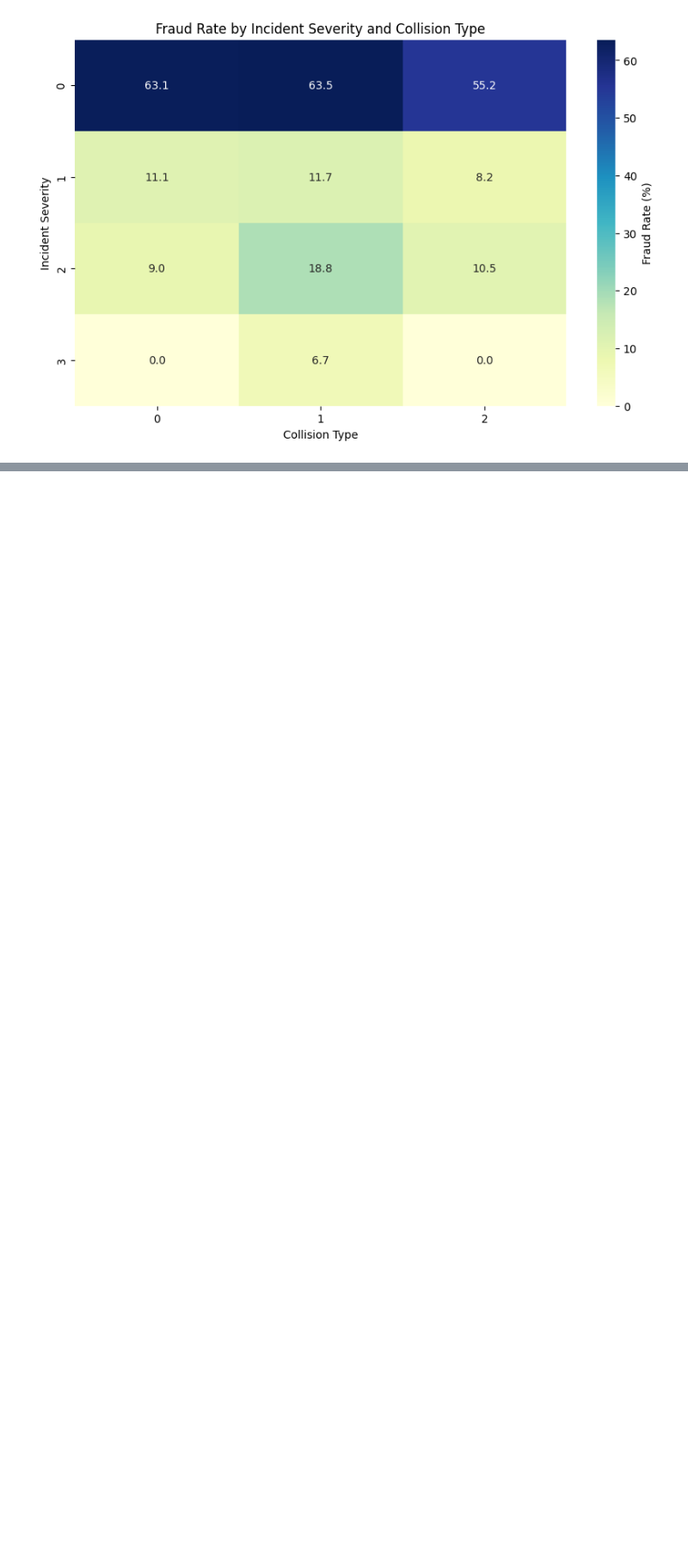
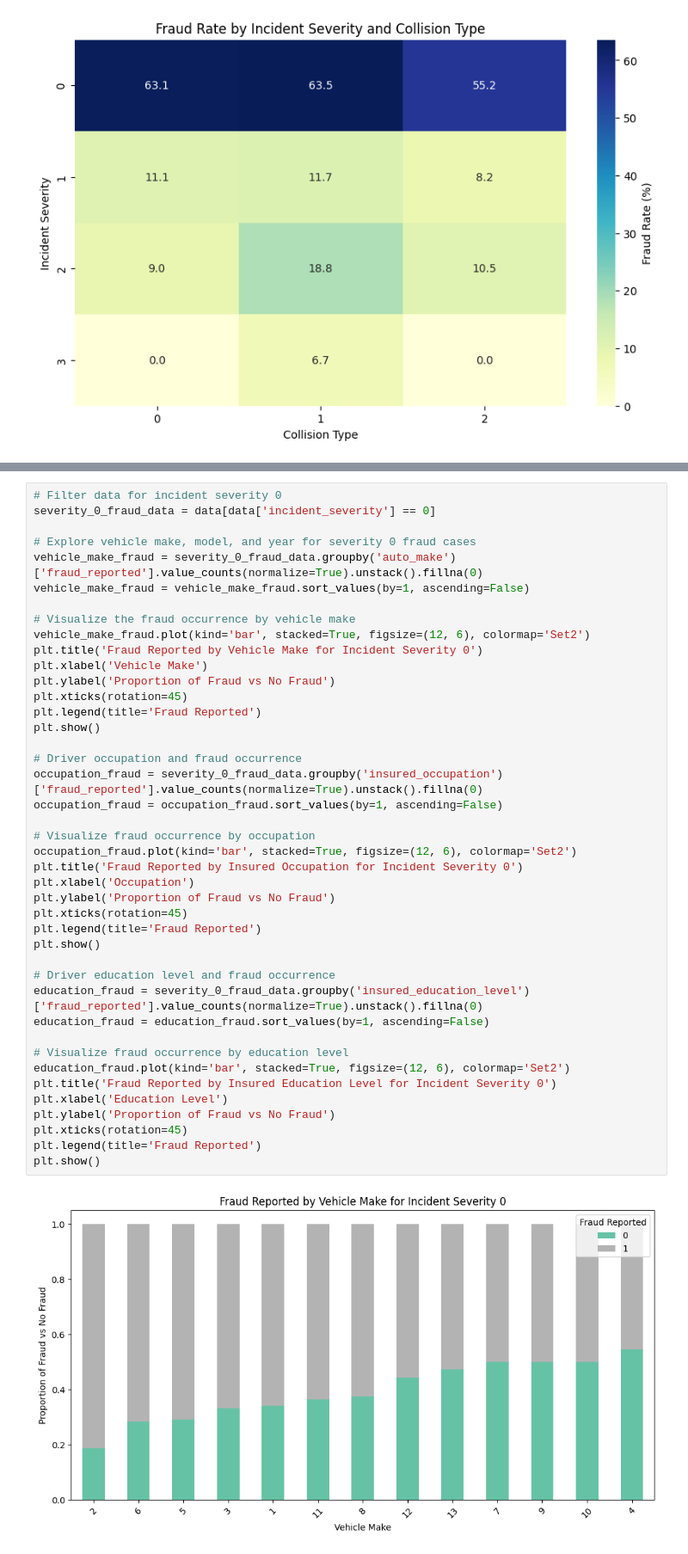
Before and after one commit to soplima/Automobile-Insurance-Claim-Prediction, a Jupyter notebook: InsuranceClaimAnalysis.ipynb, the cells around one changed output, grey strips where cells are left out. Shown at 86% size. Drawn from its saved outputs; the diff is of its cells as text; blank space fills up the shorter version.

```diff
--- a/InsuranceClaimAnalysis.ipynb
+++ b/InsuranceClaimAnalysis.ipynb
@@ -896,0 +1046,44 @@ plt.show()
+# %%
+# Filter data for incident severity 0
+severity_0_fraud_data = data[data['incident_severity'] == 0]
+
+# Explore vehicle make, model, and year for severity 0 fraud cases
+vehicle_make_fraud = severity_0_fraud_data.groupby('auto_make')['fraud_reported'].value_counts(normalize=True).unstack().fillna(0)
+vehicle_make_fraud = vehicle_make_fraud.sort_values(by=1, ascending=False)
+
+# Visualize the fraud occurrence by vehicle make
+vehicle_make_fraud.plot(kind='bar', stacked=True, figsize=(12, 6), colormap='Set2')
+plt.title('Fraud Reported by Vehicle Make for Incident Severity 0')
+plt.xlabel('Vehicle Make')
+plt.ylabel('Proportion of Fraud vs No Fraud')
+plt.xticks(rotation=45)
+plt.legend(title='Fraud Reported')
+plt.show()
+
+# Driver occupation and fraud occurrence
+occupation_fraud = severity_0_fraud_data.groupby('insured_occupation')['fraud_reported'].value_counts(normalize=True).unstack().fillna(0)
+occupation_fraud = occupation_fraud.sort_values(by=1, ascending=False)
+
+# Visualize fraud occurrence by occupation
+occupation_fraud.plot(kind='bar', stacked=True, figsize=(12, 6), colormap='Set2')
+plt.title('Fraud Reported by Insured Occupation for Incident Severity 0')
+plt.xlabel('Occupation')
+plt.ylabel('Proportion of Fraud vs No Fraud')
+plt.xticks(rotation=45)
+plt.legend(title='Fraud Reported')
+plt.show()
+
+# Driver education level and fraud occurrence
+education_fraud = severity_0_fraud_data.groupby('insured_education_level')['fraud_reported'].value_counts(normalize=True).unstack().fillna(0)
+education_fraud = education_fraud.sort_values(by=1, ascending=False)
+
+# Visualize fraud occurrence by education level
+education_fraud.plot(kind='bar', stacked=True, figsize=(12, 6), colormap='Set2')
+plt.title('Fraud Reported by Insured Education Level for Incident Severity 0')
+plt.xlabel('Education Level')
+plt.ylabel('Proportion of Fraud vs No Fraud')
+plt.xticks(rotation=45)
+plt.legend(title='Fraud Reported')
+plt.show()
+# %% [output]
+[figure, added]
```
Also changed, not shown: parts of 8 cells of this notebook.
